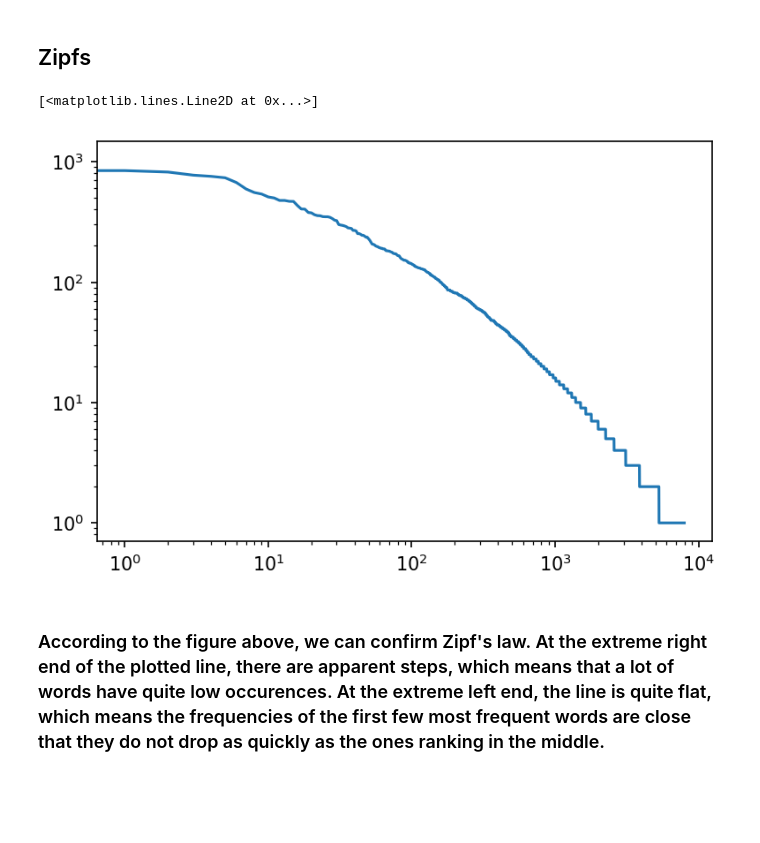
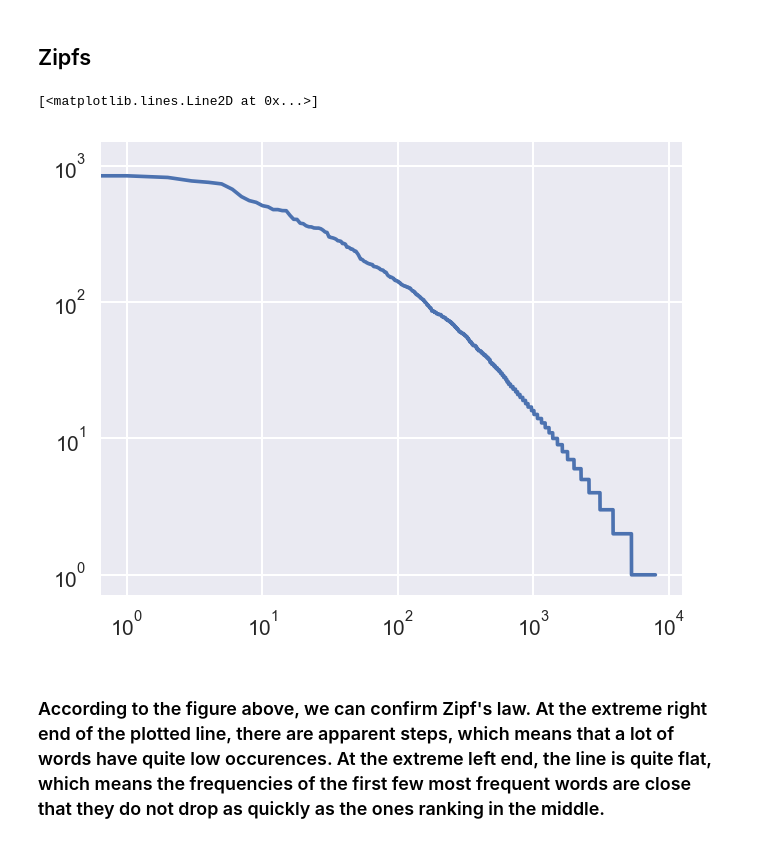
Before and after one commit to jatanjay/Song-and-Dance-Man-, a Jupyter notebook: SongandDanceMan.ipynb, the cells around one changed output. Drawn from its saved outputs; the diff is of its cells as text; code cells hidden in the pictures; blank space fills up the shorter version.

```diff
--- a/SongandDanceMan.ipynb
+++ b/SongandDanceMan.ipynb
@@ -39,3 +40,5 @@ from nltk.corpus import stopwords
+# %%
+plt.style.use("seaborn")
 # %%
 dylan_albums = r"C:/Users/jayes/PycharmProjects/SongandDanceMan/Final_final_final_dylan/Dylan_albums.csv"
 dylan_tracks = r"C:/Users/jayes/PycharmProjects/SongandDanceMan/Final_final_final_dylan/Dylan_tracks.csv"
@@ -149,7 +152,7 @@ word_length = lby_year(by_years)
 def plt_wrd(word_length):
     plt.title("Total number of words in all songs released by year (1960-2020)")
     plt.plot(word_length,"--.")
-
+plt.rcParams['figure.figsize'] = [10, 4]
 plt.xticks(rotation='vertical')
 plt_wrd(word_length)
 # %% [output]
@@ -221,6 +224,7 @@ occurs(["clown","sara","she"])
 0.026349014656639403 % of the corpus is taken by word 'sara'
 0.008783004885546468 % of the corpus is taken by word 'she'
 # %%
+plt.rcParams.update(plt.rcParamsDefault)
 plt.rcParams['figure.figsize'] = [8, 5]
 corpus_text.dispersion_plot(['she','he','love','hate','death','clown','sara','leave','you'])
 # %% [output]
@@ -296,18 +309,18 @@ hapaxes[:25]
 # %% [markdown]
 ## Zipfs
 # %%
-plt.rcParams['figure.figsize'] = [6, 4]
+plt.rcParams['figure.figsize'] = [5, 4]
 words = [w for w in corpus_tokenized]
 fdist = nltk.FreqDist(words)
 e = [no for no in fdist.values()]
 counts = sorted(e,reverse=True)
 plt.figure()
 plt.yscale('log')
 plt.xscale('log')
 plt.plot(counts)
 # %% [output]
 [<matplotlib.lines.Line2D at 0x...>]
-[figure, old version]
+[figure, new version]
 # %% [markdown]
 ### According to the figure above, we can confirm Zipf's law. At the extreme right end of the plotted line, there are apparent steps, which means that a lot of words have quite low occurences. At the extreme left end, the line is quite flat, which means the frequencies of the first few most frequent words are close that they do not drop as quickly as the ones ranking in the middle.
 # %% [markdown]
```
Also changed, not shown: parts of 25 cells of this notebook.
